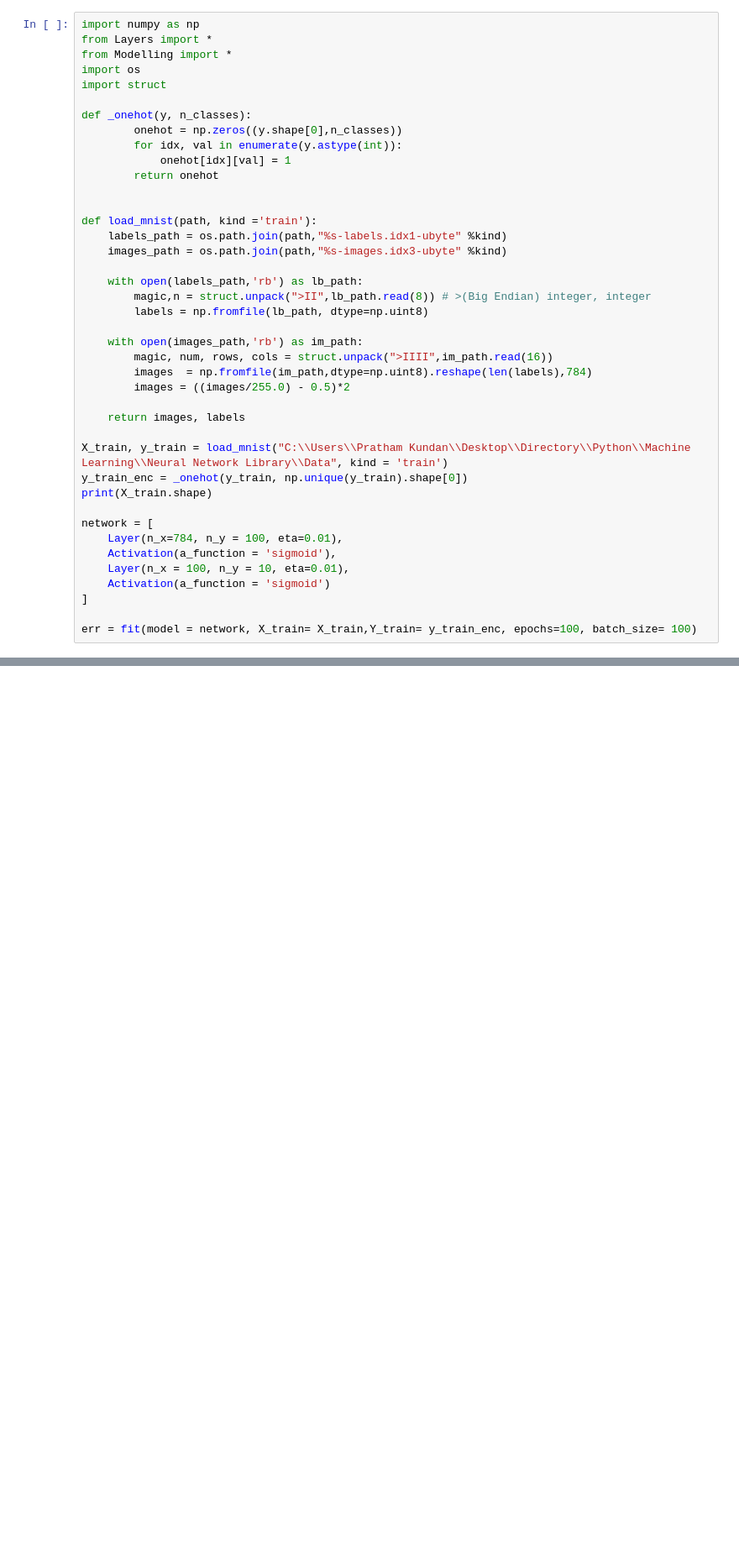
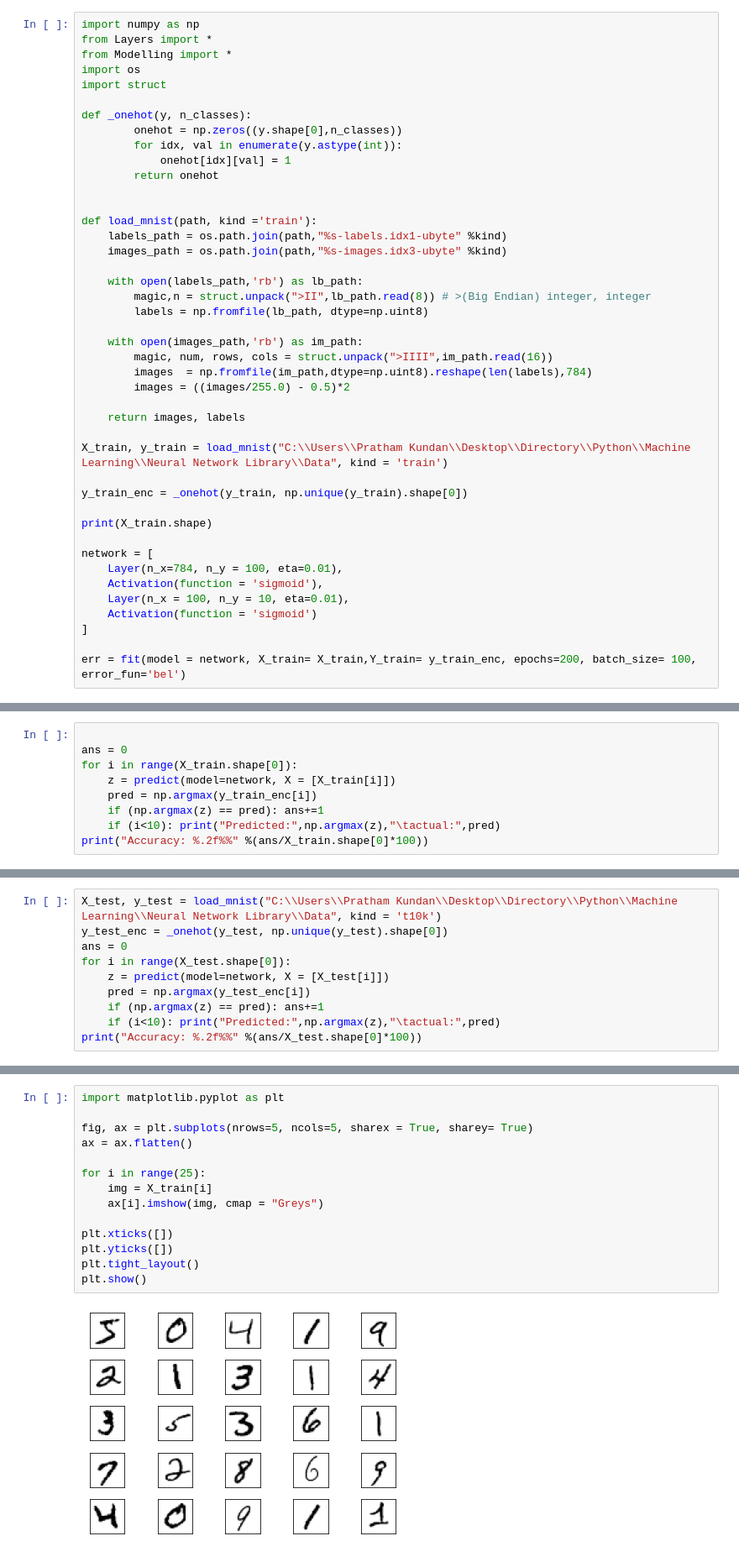
Before and after one commit to prathamkundan/Layer-Based-Neural-Networks, a Jupyter notebook: mnist.ipynb, the cells around one changed output, grey strips where cells are left out. Shown at 84% size. Cells and saved outputs as stored; diff of their text form; blank space fills up the shorter version.

```diff
--- a/mnist.ipynb
+++ b/mnist.ipynb
@@ -28,16 +28,18 @@ def load_mnist(path, kind ='train'):
     return images, labels
 
 X_train, y_train = load_mnist("C:\\Users\\Pratham Kundan\\Desktop\\Directory\\Python\\Machine Learning\\Neural Network Library\\Data", kind = 'train')
+
 y_train_enc = _onehot(y_train, np.unique(y_train).shape[0])
+
 print(X_train.shape)
 
 network = [
     Layer(n_x=784, n_y = 100, eta=0.01),
-    Activation(a_function = 'sigmoid'),
+    Activation(function = 'sigmoid'),
     Layer(n_x = 100, n_y = 10, eta=0.01),
-    Activation(a_function = 'sigmoid')
+    Activation(function = 'sigmoid')
 ]
 
-err = fit(model = network, X_train= X_train,Y_train= y_train_enc, epochs=100, batch_size= 100)
+err = fit(model = network, X_train= X_train,Y_train= y_train_enc, epochs=200, batch_size= 100, error_fun='bel')
 # %% [output]
 (60000, 784)
@@ -44,0 +47,9 @@ Epoch 100 of 100        Error:1845.19
+# %%
+
+ans = 0
+for i in range(X_train.shape[0]):
+    z = predict(model=network, X = [X_train[i]])
+    pred = np.argmax(y_train_enc[i])
+    if (np.argmax(z) == pred): ans+=1
+    if (i<10): print("Predicted:",np.argmax(z),"\tactual:",pred)
+print("Accuracy: %.2f%%" %(ans/X_train.shape[0]*100))
@@ -44,0 +68,10 @@ Epoch 100 of 100        Error:1845.19
+# %%
+X_test, y_test = load_mnist("C:\\Users\\Pratham Kundan\\Desktop\\Directory\\Python\\Machine Learning\\Neural Network Library\\Data", kind = 't10k')
+y_test_enc = _onehot(y_test, np.unique(y_test).shape[0])
+ans = 0
+for i in range(X_test.shape[0]):
+    z = predict(model=network, X = [X_test[i]])
+    pred = np.argmax(y_test_enc[i])
+    if (np.argmax(z) == pred): ans+=1
+    if (i<10): print("Predicted:",np.argmax(z),"\tactual:",pred)
+print("Accuracy: %.2f%%" %(ans/X_test.shape[0]*100))
@@ -44,0 +126,16 @@ Epoch 100 of 100        Error:1845.19
+# %%
+import matplotlib.pyplot as plt
+
+fig, ax = plt.subplots(nrows=5, ncols=5, sharex = True, sharey= True)
+ax = ax.flatten()
+
+for i in range(25):
+    img = X_train[i]
+    ax[i].imshow(img, cmap = "Greys")
+
+plt.xticks([])
+plt.yticks([])
+plt.tight_layout()
+plt.show()
+# %% [output]
+[figure, added]
```
Also changed, not shown: parts of 8 cells of this notebook, 5 other files.
